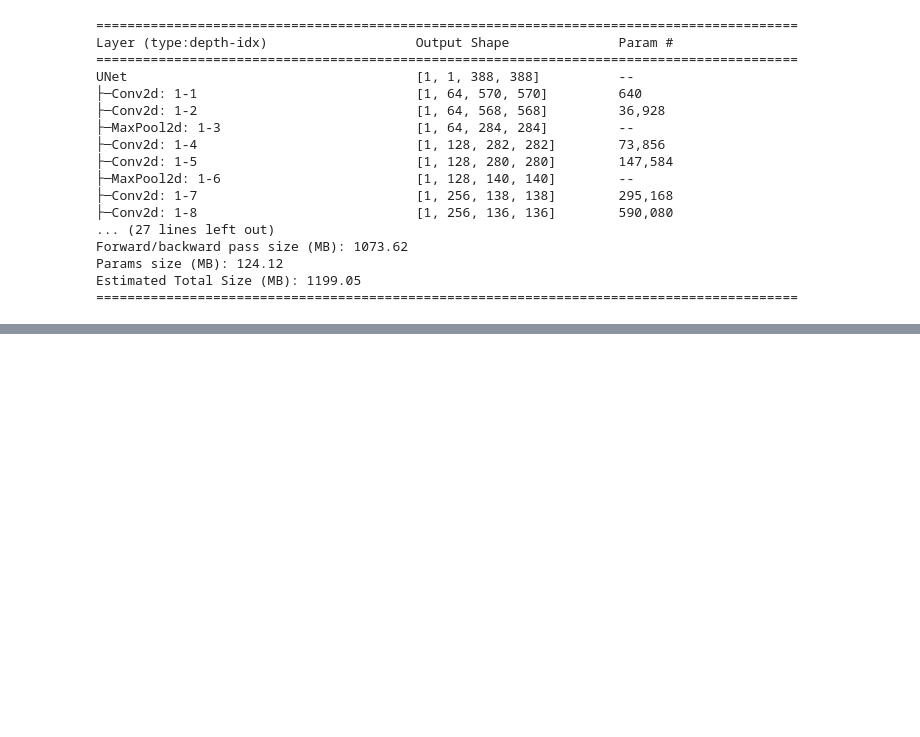
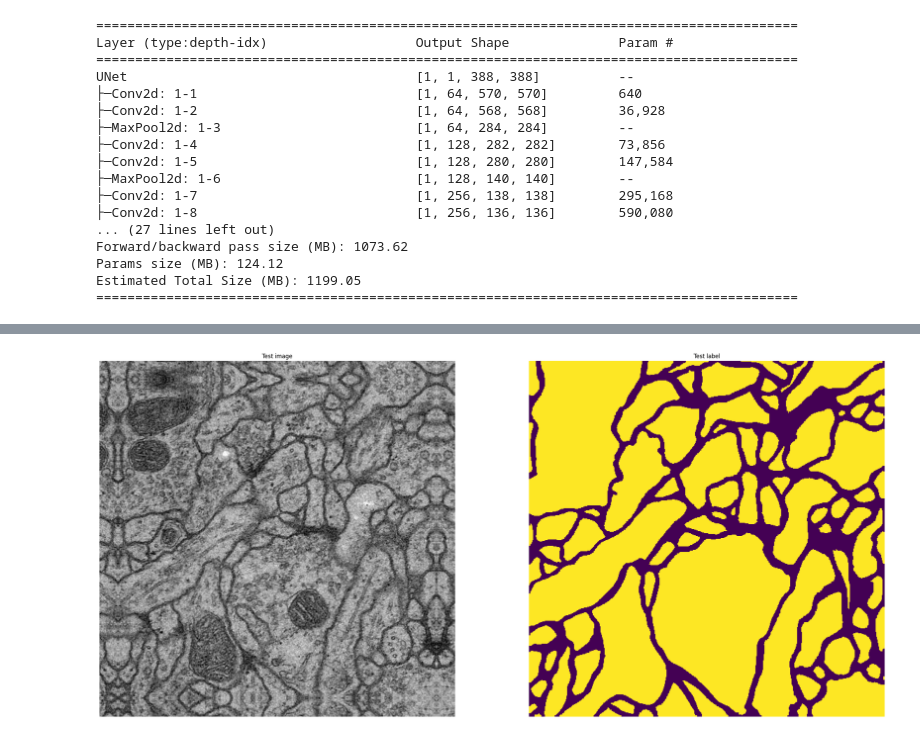
Before and after one commit to DanielBugelnig/U-Net, a Jupyter notebook: training.ipynb, the cells around one changed output, grey strips where cells are left out. Saved outputs shown, nothing was run; the diff lists cells and outputs as text; code cells hidden in the pictures; blank space fills up the shorter version.

```diff
--- a/training.ipynb
+++ b/training.ipynb
@@ -396,0 +405,94 @@ print("Model saved")
+# %%
+# evaluation function
+def evaluate(prediction, expected):
+    probabilities = torch.sigmoid(prediction)
+    predicted_segmentation = (probabilities > 0.5).int()  #convert to binary mask (1,1,H,W)
+
+    _,_,H,W = predicted_segmentation.shape
+    expected_segmentation = Trans.center_crop(expected, [H,W]) # crop the expected label to size of model output (from 512 to 388)
+
+    diff = (expected_segmentation != predicted_segmentation).int() # difference mask
+    return predicted_segmentation, expected_segmentation, diff  #return both binary masks
+
+# Prediction function for a single image
+def predict_single(image, model):
+    model.eval()
+    image = image.unsqueeze(0).to(device)  # Add batch dimension and move to device
+    with torch.no_grad():
+        pred = model(image)
+    return pred
+# %%
+# testing, test_image_path
+test_image = Image.open("/content/drive/My Drive/Machine_Learning/ISBI-2012-mirrored/test-mirror.tif")
+test_label = Image.open("/content/drive/My Drive/Machine_Learning/ISBI-2012-mirrored/test-labels.tif")
+
+
+randomID = random.randint(1, 30)
+test_image.seek(randomID)
+test_label.seek(randomID)
+
+plt.figure(figsize=(30,30))
+
+# Test image
+plt.subplot(2,2, 1)
+plt.imshow(test_image,cmap='viridis')
+plt.title(f"Test image")
+plt.axis("off")
+
+
+
+# Test label
+plt.subplot(2,2, 2)
+plt.imshow(test_label, cmap='viridis')
+plt.title(f"Test label")
+plt.axis("off")
+
+
+
+
+# Transform the test image/label to tensor
+transform = transforms.Compose([transforms.ToTensor()]) # convert PIL image to (C,H,W)
+ # Convert to grayscale
+test_image = test_image.convert("L")
+image_tensor = transform(test_image)
+label_tensor = transform(test_label)
+#image_tensor = image_tensor.unsqueeze(0) #  Shape (1,C,H,W)
+#torch.set_printoptions(threshold=torch.inf)
+print(f"Tensor size image_tensor: {image_tensor.shape}") # (1,1,512,512)
+print(image_tensor)
+print(f"Tensor size label tensor: {label_tensor.shape}") # (1,1,512,512)
+#print(label_tensor)
+
+# Run the U-net for one image
+#prediction = predict_single(test_image, model)
+prediction = predict_single(image_tensor, model)
+
+prediction_mask, label_mask, diff = evaluate(prediction, label_tensor)
+print(f"Tensor size prediction mask: {prediction_mask.shape}")
+print(f"Tensor size label mask: {label_mask.shape}")
+prediction_mask.squeeze_(0).squeeze_(0)
+print(f"Tensor size prediction mask: {prediction_mask.shape}")
+label_mask.squeeze_(0)
+diff.squeeze_(0).squeeze_(0)
+plt.subplot(2,2,2)
+plt.imshow(prediction_mask, cmap='viridis')
+plt.title(f"Prediction")
+cbar = plt.colorbar()
+cbar.set_label("0: membrane, 1: membrane")
+plt.axis("off")
+plt.subplot(2,2,3)
+plt.imshow(label_mask, cmap='viridis')
+cbar = plt.colorbar()
+cbar.set_label("0: membrane, 1: cell")
+plt.title(f"GT")
+plt.axis("off")
+plt.subplot(2,2,4)
+plt.imshow(diff, cmap='viridis')
+cbar = plt.colorbar()
+cbar.set_label("0: correct, 1: wrong")
+plt.title(f"Difference")
+plt.axis("off")
+# add colorbar
+
+plt.show()
+# %% [output]
@@ -396,0 +509 @@ print("Model saved")
+[figure, added]
```
Also changed, not shown: parts of 5 cells of this notebook.
